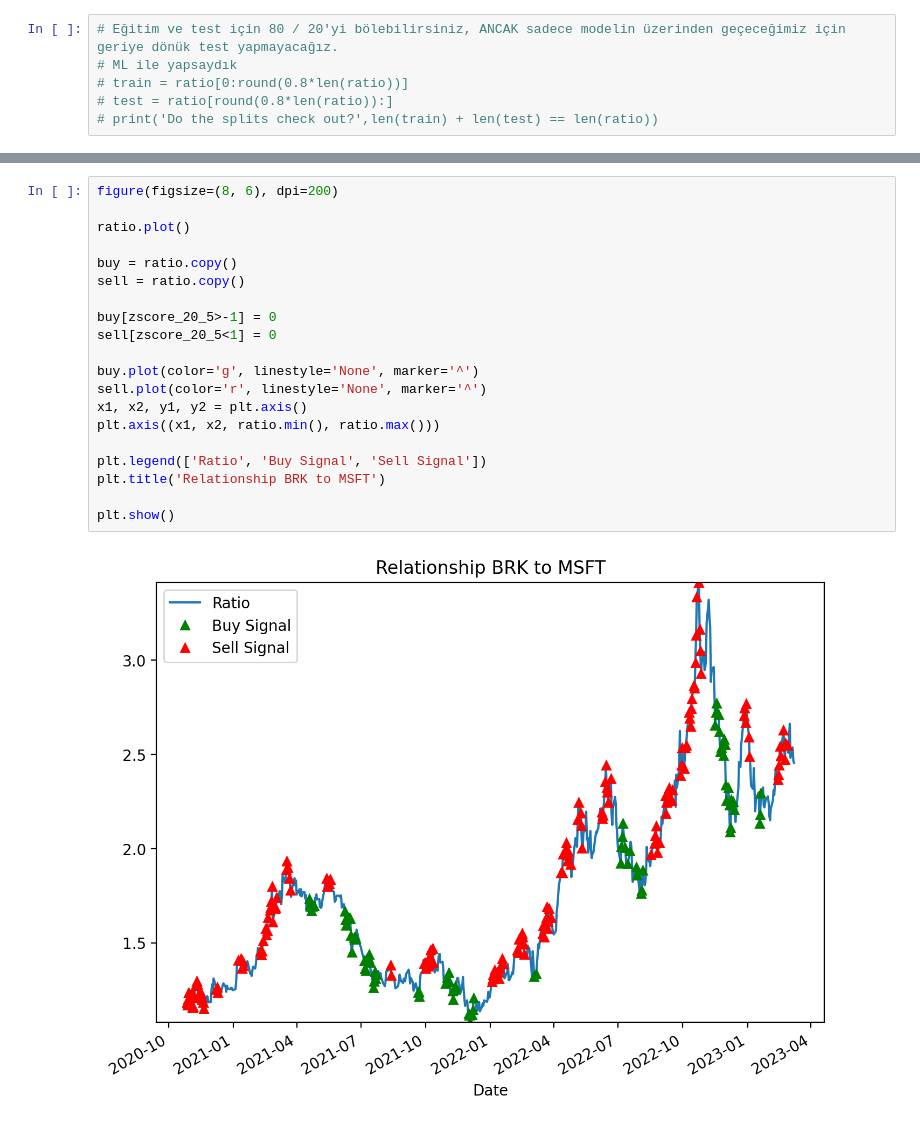
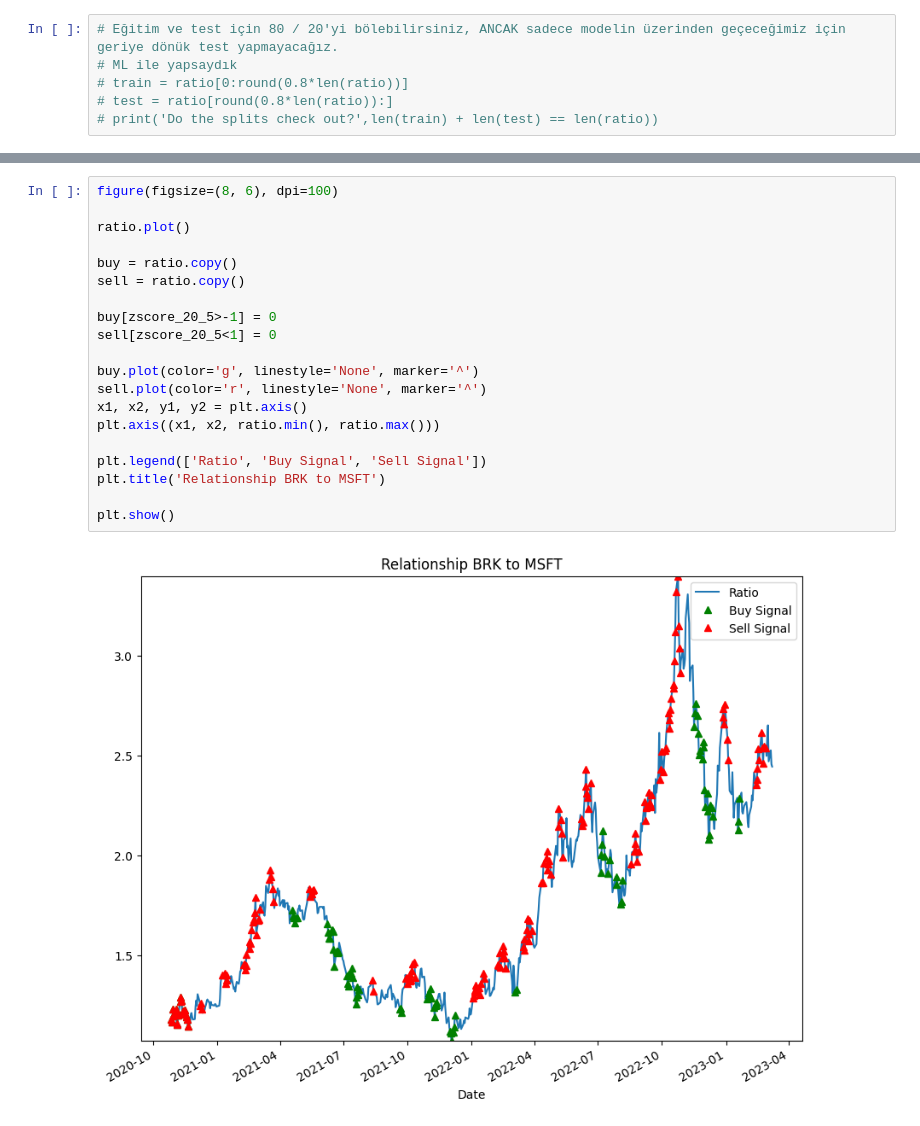
Before and after one commit to elifsare/Mean-Reversion-Strategy, a Jupyter notebook: MeanReversion.ipynb, the cells around one changed output, grey strips where cells are left out. Drawn from its saved outputs; the diff is of its cells as text.

```diff
--- a/MeanReversion.ipynb
+++ b/MeanReversion.ipynb
@@ -222,22 +202,22 @@ plt.show()
 # %%
-figure(figsize=(8, 6), dpi=200)
+figure(figsize=(8, 6), dpi=100)
 
 ratio.plot()
 
 buy = ratio.copy()
 sell = ratio.copy()
 
 buy[zscore_20_5>-1] = 0
 sell[zscore_20_5<1] = 0
 
 buy.plot(color='g', linestyle='None', marker='^')
 sell.plot(color='r', linestyle='None', marker='^')
 x1, x2, y1, y2 = plt.axis()
 plt.axis((x1, x2, ratio.min(), ratio.max()))
 
 plt.legend(['Ratio', 'Buy Signal', 'Sell Signal'])
 plt.title('Relationship BRK to MSFT')
 
 plt.show()
 # %% [output]
-[figure, old version]
+[figure, new version]
```
Also changed, not shown: parts of 11 cells of this notebook.
